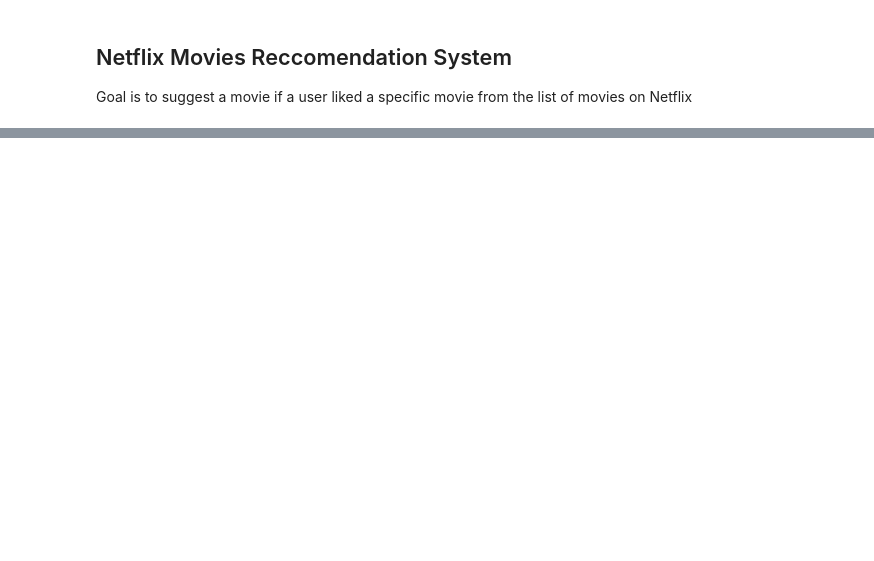
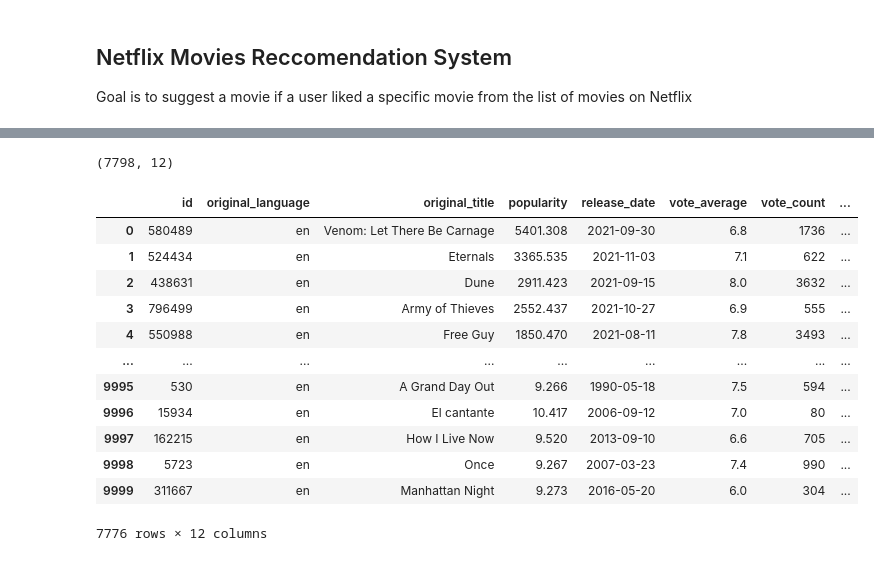
Before and after one commit to MnCSSJ4x/Content-based-recommendation, a Jupyter notebook: TextToNetflix.ipynb, the cells around one changed output, grey strips where cells are left out. Drawn from its saved outputs; the diff is of its cells as text; code cells hidden in the pictures; blank space fills up the shorter version.

```diff
--- a/TextToNetflix.ipynb
+++ b/TextToNetflix.ipynb
@@ -61,5 +43,0 @@ df = df.dropna()
-# %%
-df = df.drop(df[df['genre'] == ''].index)
-df = df.drop(df[df['description'] == ''].index)
-df = df.drop(df[df['stars'] == ''].index)
-df
@@ -79,0 +44,8 @@ df
+# %%
+df.drop(labels=['Unnamed: 0'],axis="columns",inplace=True)
+# %%
+df = df[df['original_language']=='en']
+# %%
+df.shape
+# %% [output]
+(7798, 12)
@@ -79,0 +54,19 @@ df
+# %%
+df = df.drop(df[df['original_title'] == ''].index)
+df = df.drop(df[df['overview'] == ''].index)
+df = df.drop(df[df['genre'] == ''].index)
+df
+# %% [output]
+|  | id | original_language | original_title | popularity | release_date | vote_average | vote_count | ... |
+| 0 | 580489 | en | Venom: Let There Be Carnage | 5401.308 | 2021-09-30 | 6.8 | 1736 | ... |
+| 1 | 524434 | en | Eternals | 3365.535 | 2021-11-03 | 7.1 | 622 | ... |
+| 2 | 438631 | en | Dune | 2911.423 | 2021-09-15 | 8.0 | 3632 | ... |
+| 3 | 796499 | en | Army of Thieves | 2552.437 | 2021-10-27 | 6.9 | 555 | ... |
+| 4 | 550988 | en | Free Guy | 1850.470 | 2021-08-11 | 7.8 | 3493 | ... |
+| ... | ... | ... | ... | ... | ... | ... | ... | ... |
+| 9995 | 530 | en | A Grand Day Out | 9.266 | 1990-05-18 | 7.5 | 594 | ... |
+| 9996 | 15934 | en | El cantante | 10.417 | 2006-09-12 | 7.0 | 80 | ... |
+| 9997 | 162215 | en | How I Live Now | 9.520 | 2013-09-10 | 6.6 | 705 | ... |
+| 9998 | 5723 | en | Once | 9.267 | 2007-03-23 | 7.4 | 990 | ... |
+| 9999 | 311667 | en | Manhattan Night | 9.273 | 2016-05-20 | 6.0 | 304 | ... |
+7776 rows × 12 columns
```
Also changed, not shown: parts of 17 cells of this notebook.
